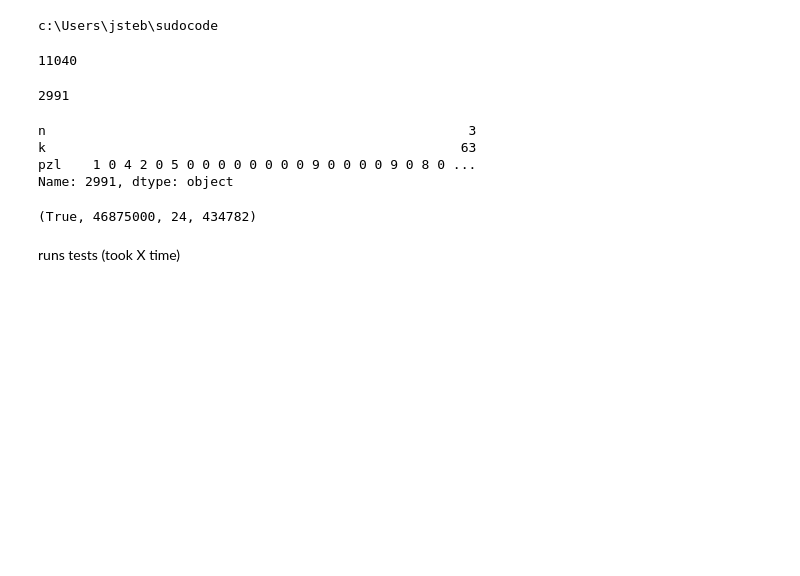
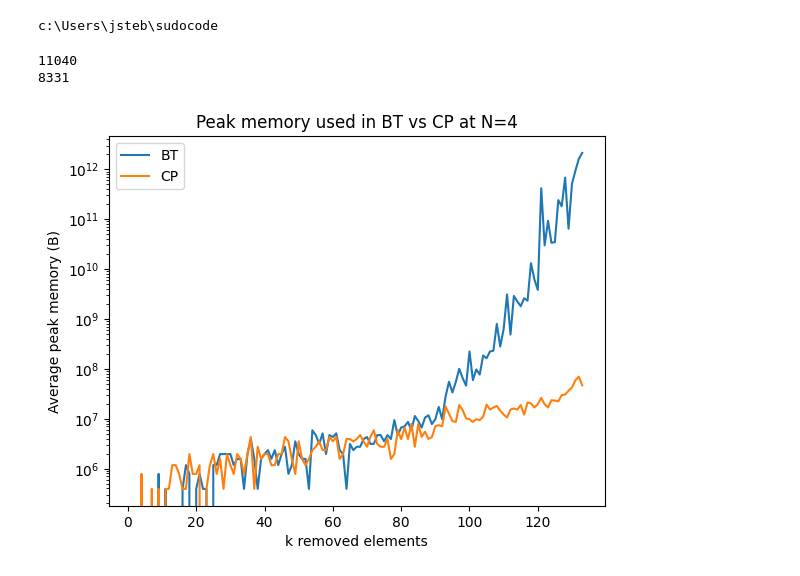
Before and after one commit to jstebner/sudocode, a Jupyter notebook: code/sandbox.ipynb, the cells around one changed output. Saved outputs shown, nothing was run; the diff lists cells and outputs as text; code cells hidden in the pictures; blank space fills up the shorter version.

```diff
--- a/code/sandbox.ipynb
+++ b/code/sandbox.ipynb
@@ -22,21 +22,9 @@ data = pd.concat([
 ], ignore_index=True)
 
 print(len(data))
+
+df = pd.read_csv('out/results.csv')
+print(len(df))
 # %% [output]
 11040
+8331
-# %%
-last_idx = len(pd.read_csv('out/results.csv'))
-print(last_idx)
-# %% [output]
-2991
-# %%
-print(data.iloc[last_idx])
-solve('cp', matrixify(data.iloc[last_idx]['pzl']))
-# %% [output]
-n                                                      3
-k                                                     63
-pzl    1 0 4 2 0 5 0 0 0 0 0 0 0 0 9 0 0 0 0 9 0 8 0 ...
-Name: 2991, dtype: object
-(True, 46875000, 24, 434782)
-# %% [markdown]
-runs tests (took X time)
@@ -53,0 +31,29 @@ runs tests (took X time)
+# %%
+# cols = n, k, pzl, bt_valid, bt_time_ns, bt_recs, bt_space_B, cp_valid, cp_time_ns, cp_recs, cp_space_B
+
+import seaborn as sb
+from matplotlib import pyplot as plt
+from matplotlib import ticker
+from math import log
+
+N = 4
+
+bt_time_means = df[df['n']==N].groupby('k')['bt_time_ns'].mean()#.apply(lambda x: 0 if not x else log(x, 2))
+cp_time_means = df[df['n']==N].groupby('k')['cp_time_ns'].mean()#.apply(lambda x: 0 if not x else log(x, 2))
+
+fig = plt.figure()
+ax = fig.add_subplot()
+ax.set_yscale('log')
+ax.plot(bt_time_means.index, bt_time_means, label='BT')
+ax.plot(cp_time_means.index, cp_time_means, label='CP')
+ax.set_xlabel('k removed elements')
+ax.set_ylabel('Average peak memory (B)')
+ax.set_title(f'Peak memory used in BT vs CP at N={N}')
+ax.legend(loc='best')
+# formatter = ticker.ScalarFormatter(useMathText=True)
+# formatter.set_scientific(True)
+# formatter.set_powerlimits((-1,1))
+# ax.yaxis.set_major_formatter(formatter)
+plt.show()
+# %% [output]
+[figure, added]
```
Also changed, not shown: parts of 1 cell of this notebook, 10 other files.
